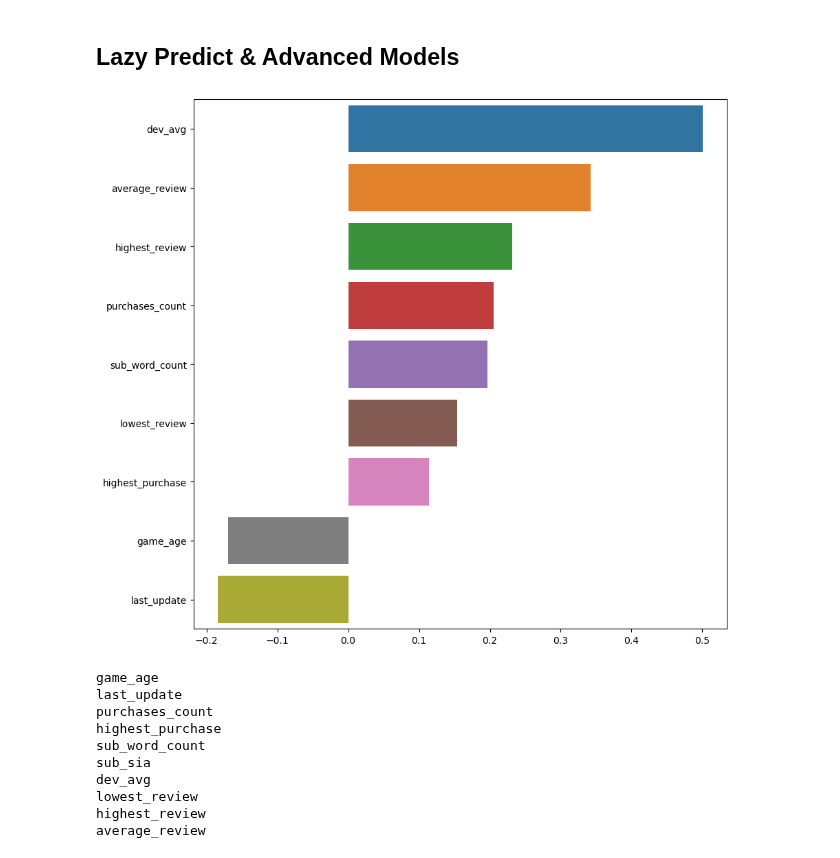
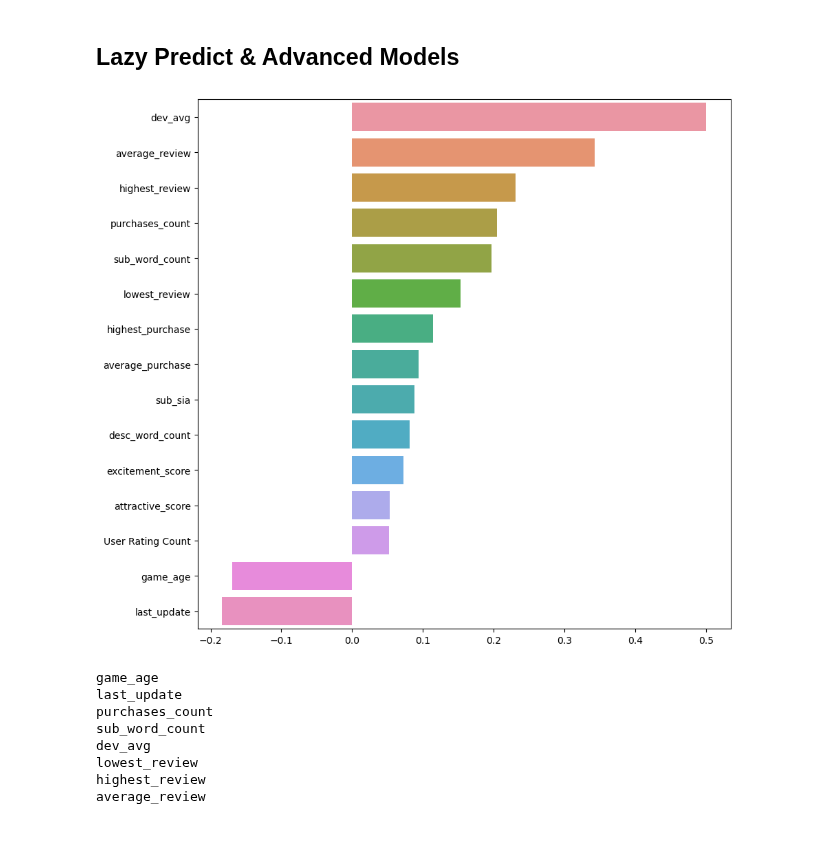
Before and after one commit to yusufnasserdev/games-rating-model, a Jupyter notebook: Model/Classification.ipynb, the cells around one changed output. Drawn from its saved outputs; the diff is of its cells as text; code cells hidden in the pictures.

```diff
--- a/Model/Classification.ipynb
+++ b/Model/Classification.ipynb
@@ -372,7 +355,7 @@ def dev_preprocess_target_enc(_df, test=False):
     if test:
         knn = pickle.load(open('imputers/classification/dev_knn.pkl', 'rb'))
     else:
-        knn = KNNImputer(n_neighbors=1).fit(_df[['dev_avg']])
+        knn = KNNImputer(n_neighbors=5).fit(_df[['dev_avg']])
         pickle.dump(knn, open('imputers/classification/dev_knn.pkl', 'wb'))
 
     _df['dev_avg'] = knn.transform(_df[['dev_avg']])
@@ -743,15 +726,6 @@ def icons_preprocess(_df, test=False):
 # %% [markdown]
 ## Reviews preprocessing
 # %%
-def remove_outliers(reviews):
-    q1 = np.percentile(reviews, 25)
-    q3 = np.percentile(reviews, 75)
-    iqr = q3 - q1
-    lower_bound = q1 - 1.5 * iqr
-    upper_bound = q3 + 1.5 * iqr
-    return [review for review in reviews if review >= lower_bound and review <= upper_bound]
-
-
 def reviews_preprocess(data, test=False):
 
   # Apply sentiment_analysis
@@ -770,7 +744,7 @@ def reviews_preprocess(data, test=False):
   data['highest_review'] = data['Reviews'].apply(lambda x: max(x) if len(x) > 0 else None)
 
   # Calculate the average review without the outliers via z-score
-  data['average_review'] = data['Reviews'].apply(lambda x: np.mean(remove_outliers(x)) if len(x) > 0 else None)
+  data['average_review'] = data['Reviews'].apply(lambda x: np.mean(x) if len(x) > 0 else None)
 
   # Impute missing values using KNN
   if test:
@@ -778,9 +752,9 @@ def reviews_preprocess(data, test=False):
     knn_high = pickle.load(open('imputers/classification/review_high_knn.pkl', 'rb'))
     knn_avg = pickle.load(open('imputers/classification/review_avg_knn.pkl', 'rb'))
   else:
-    knn_low = KNNImputer(n_neighbors=1).fit(data[['lowest_review']])
-    knn_high = KNNImputer(n_neighbors=1).fit(data[['highest_review']])
-    knn_avg = KNNImputer(n_neighbors=1).fit(data[['average_review']])
+    knn_low = KNNImputer(n_neighbors=5).fit(data[['lowest_review']])
+    knn_high = KNNImputer(n_neighbors=5).fit(data[['highest_review']])
+    knn_avg = KNNImputer(n_neighbors=5).fit(data[['average_review']])
 
     pickle.dump(knn_low, open('imputers/classification/review_low_knn.pkl', 'wb'))
     pickle.dump(knn_high, open('imputers/classification/review_high_knn.pkl', 'wb'))
@@ -802,7 +776,7 @@ def size_preprocess(_df, test=False):
     if test:
         knn = pickle.load(open('imputers/classification/size_knn.pkl', 'rb'))
     else:
-        knn = KNNImputer(n_neighbors=1).fit(_df[['Size']])
+        knn = KNNImputer(n_neighbors=5).fit(_df[['Size']])
         pickle.dump(knn, open('imputers/classification/size_knn.pkl', 'wb'))
 
     _df['Size'] = knn.transform(_df[['Size']])
@@ -816,7 +790,7 @@ def user_count_preprocess(_df, test=False):
     if test:
         knn = pickle.load(open('imputers/classification/user_count_knn.pkl', 'rb'))
     else:
-        knn = KNNImputer(n_neighbors=1).fit(_df[['User Rating Count']])
+        knn = KNNImputer(n_neighbors=5).fit(_df[['User Rating Count']])
         pickle.dump(knn, open('imputers/classification/user_count_knn.pkl', 'wb'))
 
     _df['User Rating Count'] = knn.transform(_df[['User Rating Count']])
@@ -1054,16 +1017,16 @@ df_test_x, df_test_y = df_test.drop('Rate', axis=1), df_test['Rate']
 # %%
 # plot correlation matrix between features and target
 
 corr = df_x.corrwith(df_y)
 corr = corr.sort_values(ascending=False)
 
-corr = corr[abs(corr) > 0.1]
+corr = corr[abs(corr) > 0.05]
 
 plt.figure(figsize=(10, 10))
 sns.barplot(x=corr.values, y=corr.index)
 plt.show()
 # %% [output]
-[figure, old version]
+[figure, new version]
 # %%
 # Scale the features
 df_x_scaled = scale_data_std(df_x)
@@ -1082,9 +1045,7 @@ for i in range(len(selector.get_support())):
 game_age
 last_update
 purchases_count
-highest_purchase
 sub_word_count
-sub_sia
 dev_avg
 lowest_review
 highest_review
```
Also changed, not shown: parts of 12 cells of this notebook, 30 other files.
